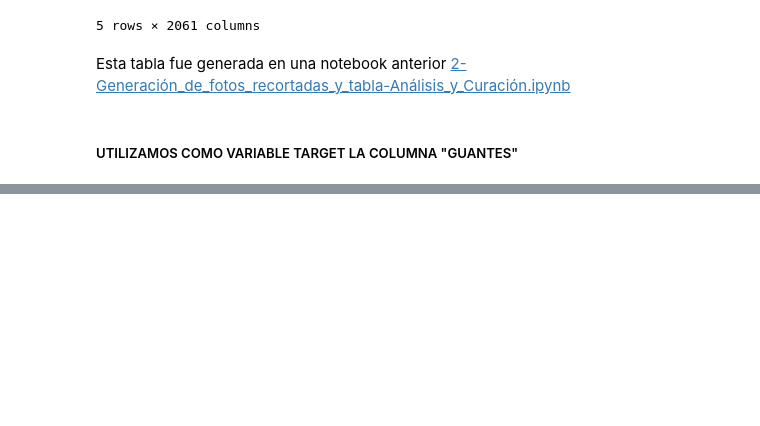
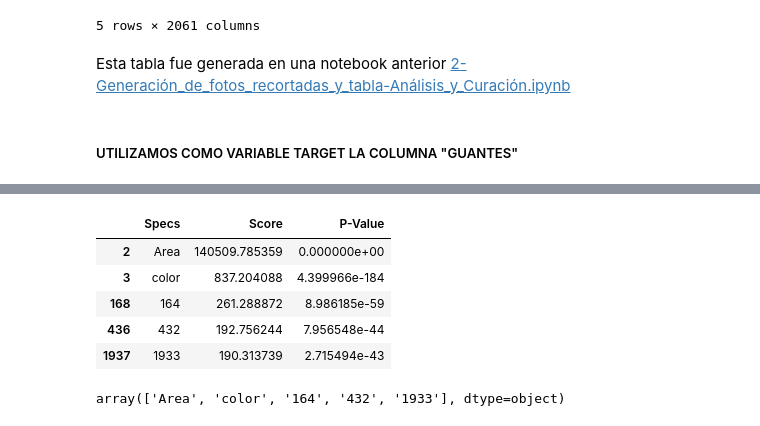
Before and after one commit to nachitog83/mentoria_img, a Jupyter notebook: 3-Introduccion_AS/4_Introducción_al_Aprendizaje_Supervisado_Detección_de_Objetos_ver1.ipynb, the cells around one changed output, grey strips where cells are left out. Drawn from its saved outputs; the diff is of its cells as text; code cells hidden in the pictures; blank space fills up the shorter version.

```diff
--- a/3-Introduccion_AS/4_Introducción_al_Aprendizaje_Supervisado_Detección_de_Objetos_ver1.ipynb
+++ b/3-Introduccion_AS/4_Introducción_al_Aprendizaje_Supervisado_Detección_de_Objetos_ver1.ipynb
@@ -121,0 +205,22 @@ Name: guantes, dtype: int64
+# %%
+dfscores = pd.DataFrame(fit.scores_)
+dfpvalues = pd.DataFrame(fit.pvalues_)
+dfcolumns = pd.DataFrame(X.columns)
+featureScores = pd.concat([dfcolumns,dfscores, dfpvalues], axis=1)
+featureScores.columns = ['Specs','Score', 'P-Value']  #naming the dataframe column
+# %%
+score_ranked = featureScores.nlargest(5,'Score')
+pvalue_ranked = featureScores.nsmallest(5, 'P-Value')
+# %%
+pvalue_ranked
+# %% [output]
+|  | Specs | Score | P-Value |
+| 2 | Area | 140509.785359 | 0.000000e+00 |
+| 3 | color | 837.204088 | 4.399966e-184 |
+| 168 | 164 | 261.288872 | 8.986185e-59 |
+| 436 | 432 | 192.756244 | 7.956548e-44 |
+| 1937 | 1933 | 190.313739 | 2.715494e-43 |
+# %%
+pvalue_ranked.Specs.values
+# %% [output]
+array(['Area', 'color', '164', '432', '1933'], dtype=object)
```
Also changed, not shown: parts of 17 cells of this notebook.
